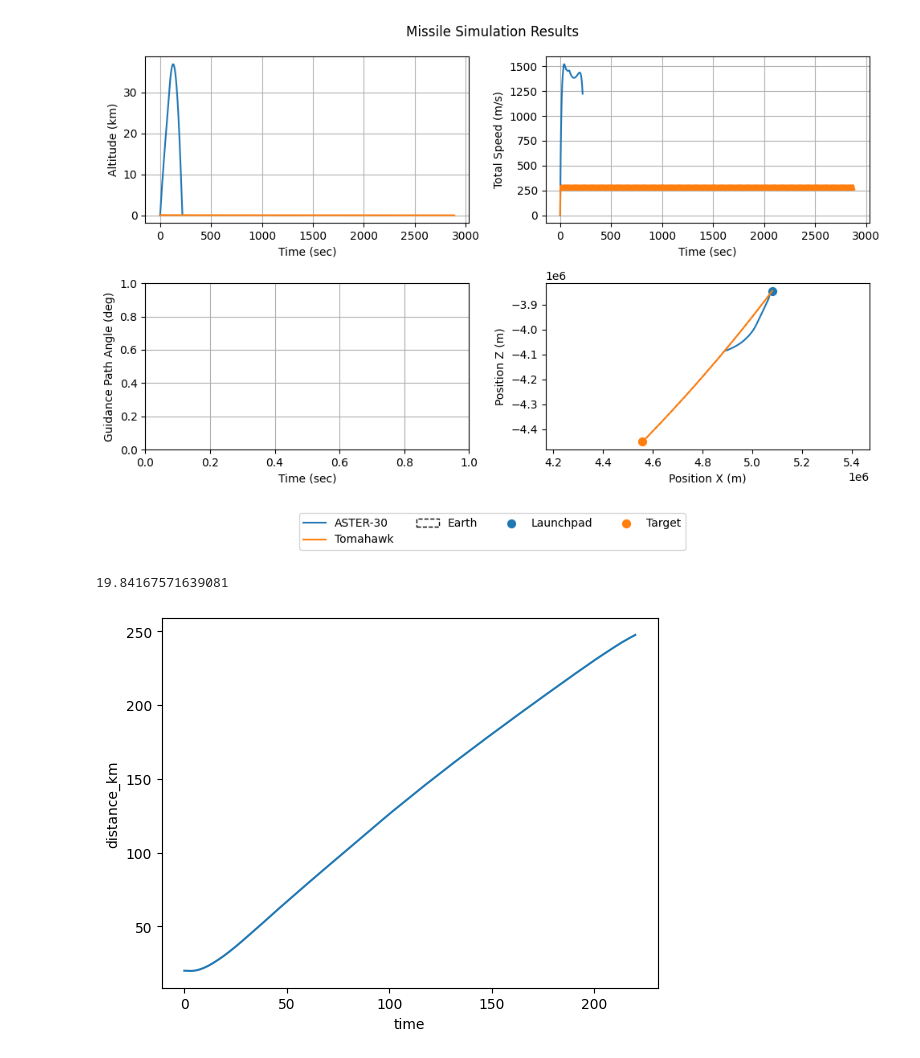
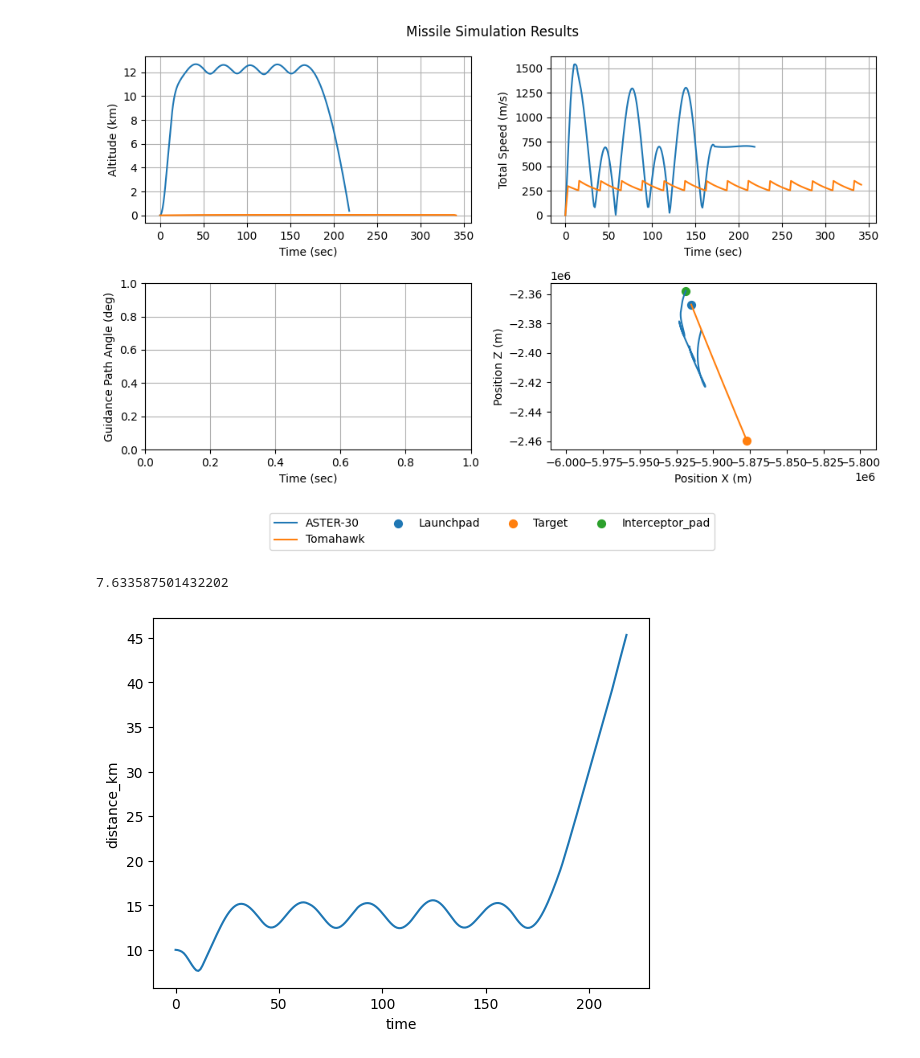
Before and after one commit to Sylvain-Rama/MAD, a Jupyter notebook: notebooks/test_interceptors.ipynb, the cells around one changed output. Drawn from its saved outputs; the diff is of its cells as text; code cells hidden in the pictures.

```diff
--- a/notebooks/test_interceptors.ipynb
+++ b/notebooks/test_interceptors.ipynb
@@ -19,10 +19,10 @@ logger = SourceLogger()
 # %%
 EARTH_SETTINGS["position"] = [0.0, 0.0]
 
-launchsite_target_distance_km = 800
+launchsite_target_distance_km = 100
 earth = Planet(PlanetConfig(**EARTH_SETTINGS))
-launchpad = earth.random_point_at_surface(name="Launchpad", altitude=100)
-interceptor_pad = earth.point_at_distance(launchpad, distance_km=20, name="Interceptor_pad")
+launchpad = earth.random_point_at_surface(name="Launchpad", altitude=10)
+interceptor_pad = earth.point_at_distance(launchpad, distance_km=10, name="Interceptor_pad")
 target = earth.point_at_distance(launchpad, distance_km=launchsite_target_distance_km, name="Target")
 waypoints = [launchpad, target]
 plot_2D_planet_with_points(earth, points = waypoints + [interceptor_pad], display="arc");
@@ -39,8 +39,10 @@ tomahawk_missile = CruiseMissile(position=launchpad.position.copy(),
 aster_guidance = ProportionalNavigation(planet=earth,
                                         target=tomahawk_missile,
                                         N=5,
-                                        activation_altitude_km=None,
+                                        activation_altitude_km=1,
                                         activation_range_km=50)
+
+aster_pursuit = PurePursuit(planet=earth, target=tomahawk_missile)
 aster_missile = CruiseMissile(position=interceptor_pad.position.copy(),
-                              config=CruiseMissileConfig(**aster_30, guidance=aster_guidance))
+                              config=CruiseMissileConfig(**aster_30, guidance=aster_pursuit))
 # %% [output]
@@ -48,5 +50,5 @@ aster_missile = CruiseMissile(position=interceptor_pad.position.copy(),
 # %%
-dt = 0.5
+dt =1.0
 max_time = 5_000.0  # enough for 10 000 km at ~250 m/s
 
 sim = Simulation(max_time=max_time, dt=dt)
@@ -73,35 +74,35 @@ fig, ax = plt.subplots(ncols=2, nrows=2, figsize=(10, 6))
 ax = ax.ravel()
 
 sns.lineplot(data=df, x="time", y="altitude_km", hue="name", ax=ax[0])
 sns.lineplot(data=df, x="time", y="speed", hue="name", ax=ax[1])
 sns.lineplot(data=df, x="time", y="gamma_deg", hue="name", ax=ax[2])
 sns.lineplot(data=df, x="posx", y="posz", hue="name", ax=ax[3], sort=False, errorbar=None)
 
 ax[0].set_xlabel("Time (sec)")
 ax[0].set_ylabel("Altitude (km)")
 
 ax[1].set_xlabel("Time (sec)")
 ax[1].set_ylabel("Total Speed (m/s)")
 
 ax[2].set_xlabel("Time (sec)")
 ax[2].set_ylabel("Guidance Path Angle (deg)")
 
-plot_2D_planet_with_points(earth, points = [launchpad, target], ax=ax[3], display="arc")
+plot_2D_planet_with_points(earth, points = [launchpad, target, interceptor_pad], ax=ax[3], display="arc")
 ax[3].set_xlabel("Position X (m)")
 ax[3].set_ylabel("Position Z (m)")
 ax[3].set_aspect("equal", adjustable="datalim")
 
 for a in ax:
     a.grid()
     a.legend()
     handles, labels = a.get_legend_handles_labels()
     a.legend().remove()
 
 fig.suptitle("Missile Simulation Results")
 fig.legend(handles, labels, loc="lower center", ncol=4, bbox_to_anchor=(0.5, -0.12))
 fig.tight_layout(pad=1.2)
 # %% [output]
-[figure, old version]
+[figure, new version]
 # %%
 def distance_between_objects(df, obj1_name, obj2_name):
     df1 = df[df["name"] == obj1_name].set_index("time")
@@ -120,5 +121,5 @@ sns.lineplot(data=distance_df, x="time", y="distance_km")
 
 min(distance_df["distance_km"])
 # %% [output]
-19.84167571639081
+7.633587501432202
-[figure, old version]
+[figure, new version]
```
Also changed, not shown: parts of 3 cells of this notebook, 6 other files.
